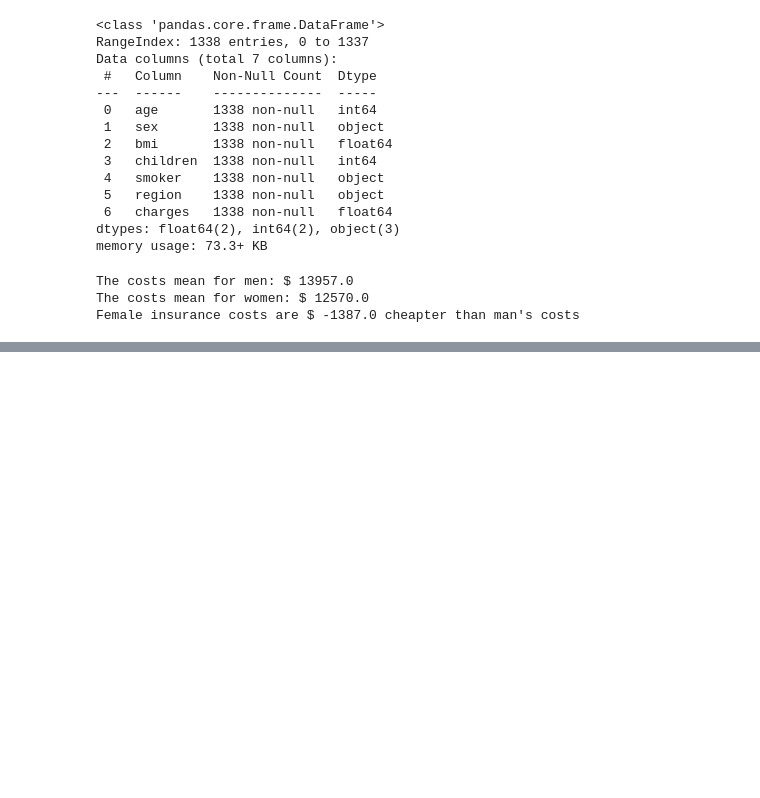
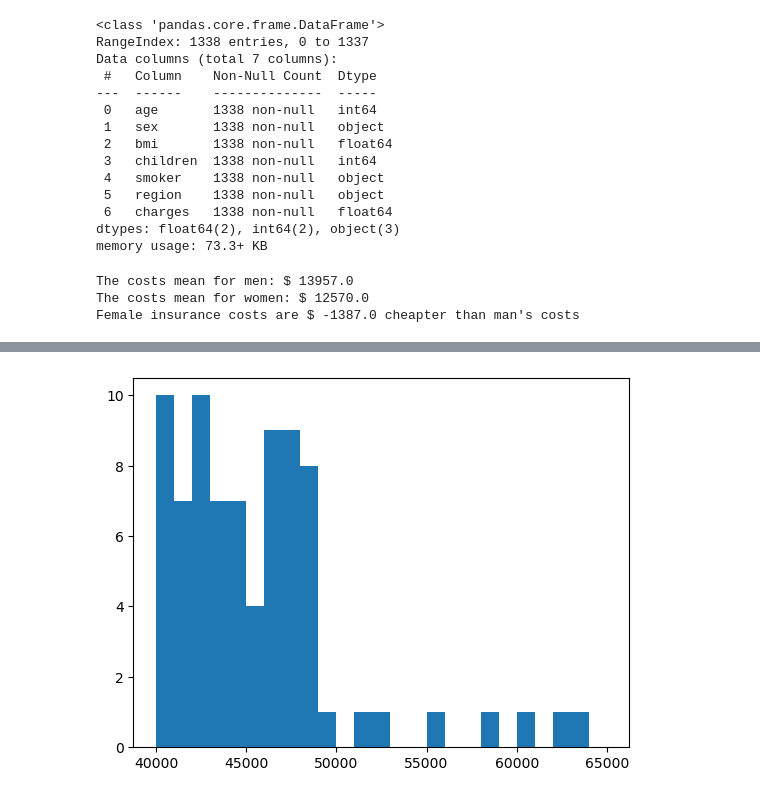
Before and after one commit to cacaprog/learning-projects, a Jupyter notebook: us-medical-insurance-cost/us-medical-insurance-costs.ipynb, the cells around one changed output, grey strips where cells are left out. Cells and saved outputs as stored; diff of their text form; code cells hidden in the pictures; blank space fills up the shorter version.

```diff
--- a/us-medical-insurance-cost/us-medical-insurance-costs.ipynb
+++ b/us-medical-insurance-cost/us-medical-insurance-costs.ipynb
@@ -74,0 +89,6 @@ plt.show()
+# %%
+plt.clf()
+plt.hist(data.charges, range=(40000, 65000), bins = 25)
+plt.show()
+# %% [output]
+[figure, added]
```
Also changed, not shown: parts of 16 cells of this notebook, 1 other file.
